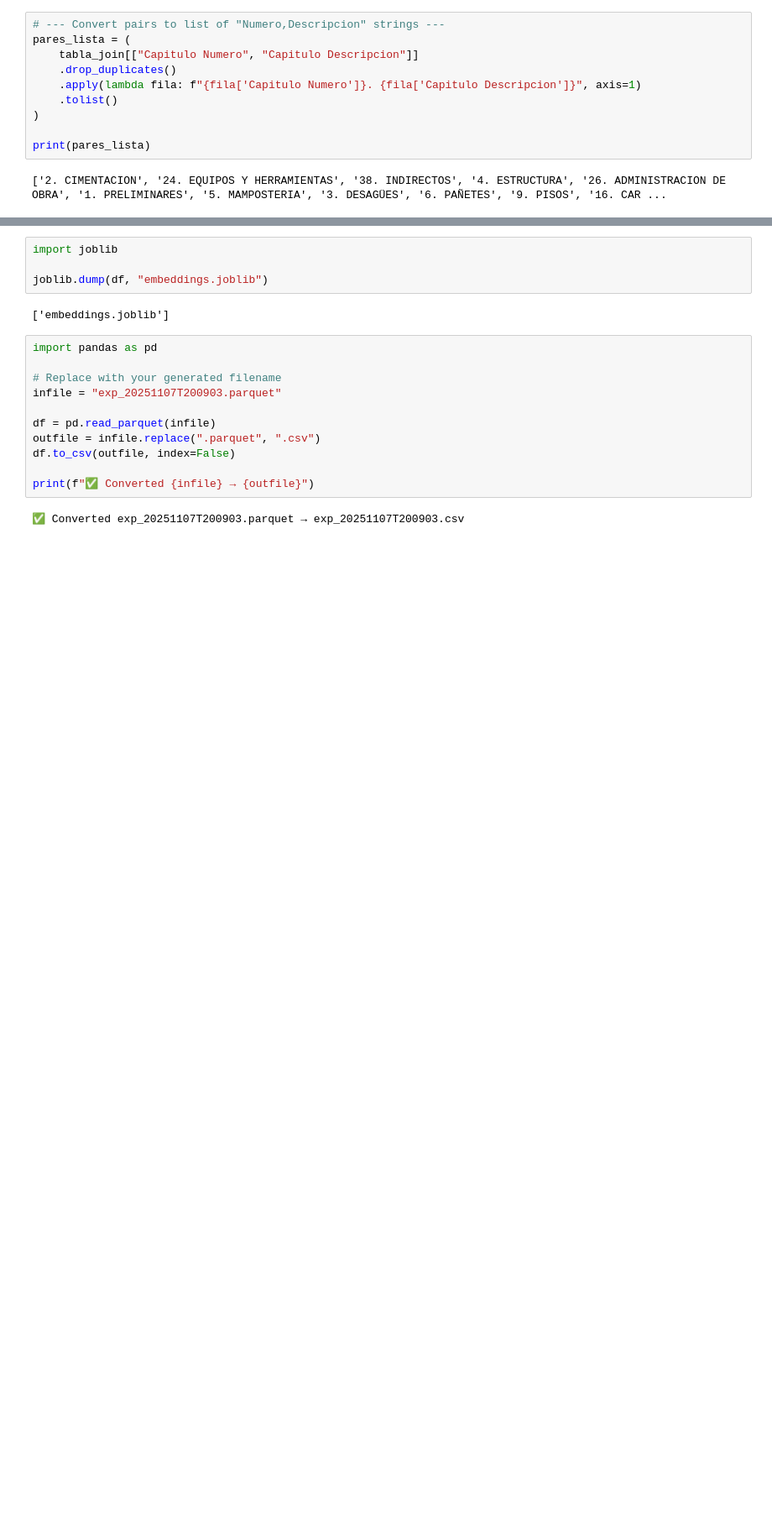
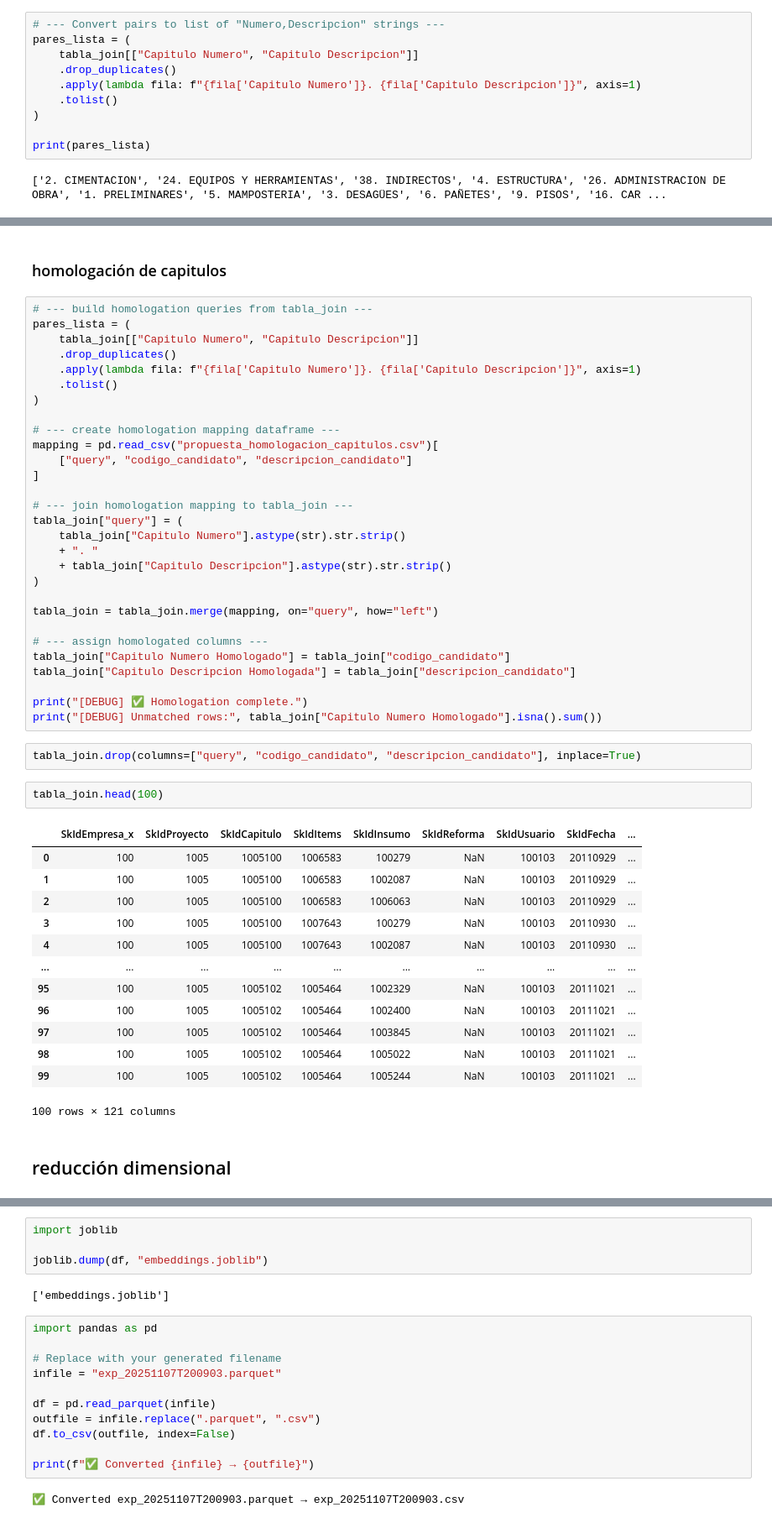
Before and after one commit to ConnectEscuelaIngenieros/consultoriaConnectBogota, a Jupyter notebook: Concatenador_Codigos_para_Homologador.ipynb, the cells around one changed output, grey strips where cells are left out. Shown at 84% size. Drawn from its saved outputs; the diff is of its cells as text; blank space fills up the shorter version.

Commit message:
Homologación

```diff
--- a/Concatenador_Codigos_para_Homologador.ipynb
+++ b/Concatenador_Codigos_para_Homologador.ipynb
@@ -323,0 +355,51 @@ print(pares_lista)
+# %% [markdown]
+### homologación de capitulos
+# %%
+# --- build homologation queries from tabla_join ---
+pares_lista = (
+    tabla_join[["Capitulo Numero", "Capitulo Descripcion"]]
+    .drop_duplicates()
+    .apply(lambda fila: f"{fila['Capitulo Numero']}. {fila['Capitulo Descripcion']}", axis=1)
+    .tolist()
+)
+
+# --- create homologation mapping dataframe ---
+mapping = pd.read_csv("propuesta_homologacion_capitulos.csv")[
+    ["query", "codigo_candidato", "descripcion_candidato"]
+]
+
+# --- join homologation mapping to tabla_join ---
+tabla_join["query"] = (
+    tabla_join["Capitulo Numero"].astype(str).str.strip()
+    + ". "
+    + tabla_join["Capitulo Descripcion"].astype(str).str.strip()
+)
+
+tabla_join = tabla_join.merge(mapping, on="query", how="left")
+
+# --- assign homologated columns ---
+tabla_join["Capitulo Numero Homologado"] = tabla_join["codigo_candidato"]
+tabla_join["Capitulo Descripcion Homologada"] = tabla_join["descripcion_candidato"]
+
+print("[DEBUG] ✅ Homologation complete.")
+print("[DEBUG] Unmatched rows:", tabla_join["Capitulo Numero Homologado"].isna().sum())
+# %%
+tabla_join.drop(columns=["query", "codigo_candidato", "descripcion_candidato"], inplace=True)
+# %%
+tabla_join.head(100)
+# %% [output]
+|  | SkIdEmpresa_x | SkIdProyecto | SkIdCapitulo | SkIdItems | SkIdInsumo | SkIdReforma | SkIdUsuario | SkIdFecha | ... |
+| 0 | 100 | 1005 | 1005100 | 1006583 | 100279 | NaN | 100103 | 20110929 | ... |
+| 1 | 100 | 1005 | 1005100 | 1006583 | 1002087 | NaN | 100103 | 20110929 | ... |
+| 2 | 100 | 1005 | 1005100 | 1006583 | 1006063 | NaN | 100103 | 20110929 | ... |
+| 3 | 100 | 1005 | 1005100 | 1007643 | 100279 | NaN | 100103 | 20110930 | ... |
+| 4 | 100 | 1005 | 1005100 | 1007643 | 1002087 | NaN | 100103 | 20110930 | ... |
+| ... | ... | ... | ... | ... | ... | ... | ... | ... | ... |
+| 95 | 100 | 1005 | 1005102 | 1005464 | 1002329 | NaN | 100103 | 20111021 | ... |
+| 96 | 100 | 1005 | 1005102 | 1005464 | 1002400 | NaN | 100103 | 20111021 | ... |
+| 97 | 100 | 1005 | 1005102 | 1005464 | 1003845 | NaN | 100103 | 20111021 | ... |
+| 98 | 100 | 1005 | 1005102 | 1005464 | 1005022 | NaN | 100103 | 20111021 | ... |
+| 99 | 100 | 1005 | 1005102 | 1005464 | 1005244 | NaN | 100103 | 20111021 | ... |
+100 rows × 121 columns
+# %% [markdown]
+## reducción dimensional
```
Also changed, not shown: parts of 26 cells of this notebook, 7 other files.
